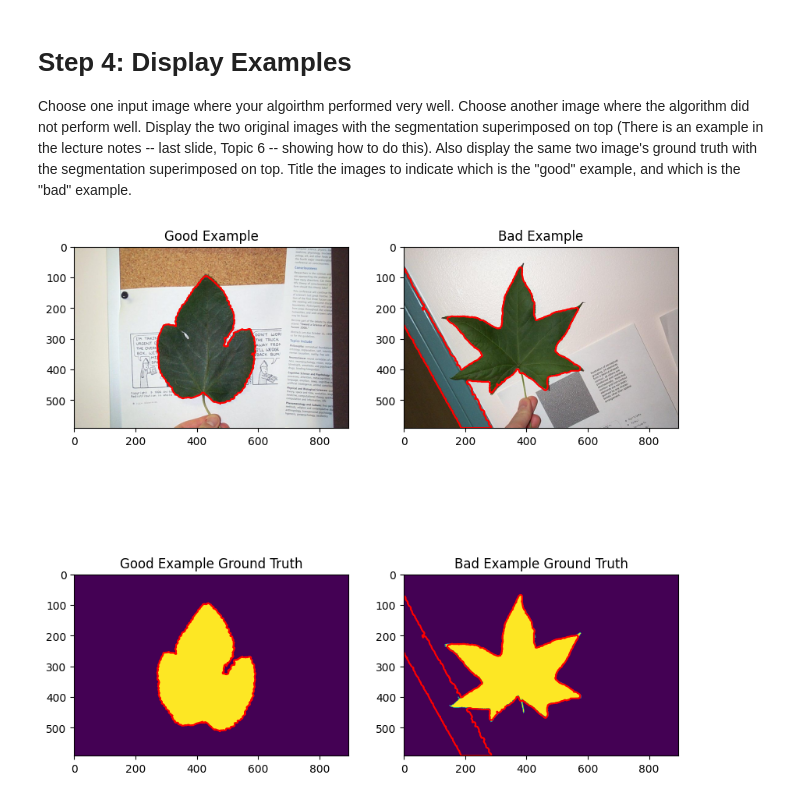
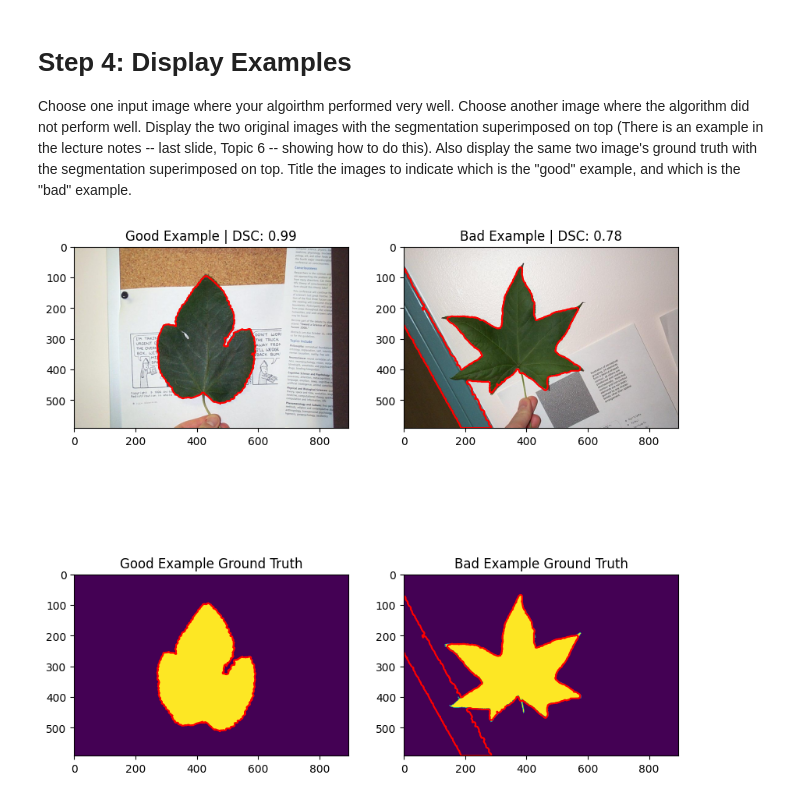
Before and after one commit to FranzCastillo/Image-Segmentation, a Jupyter notebook: src/asn3-q1.ipynb, the cells around one changed output. Cells and saved outputs as stored; diff of their text form; code cells hidden in the pictures.

```diff
--- a/src/asn3-q1.ipynb
+++ b/src/asn3-q1.ipynb
@@ -214,25 +205,25 @@ best_gt_boundary = get_boundary(best_gt)
 # %%
 fig, axes = plt.subplots(2, 2, figsize=(10, 10))
 
 axes[0, 0].imshow(best_image)
 axes[0, 0].plot(best_segmentation_boundary[:, 1], best_segmentation_boundary[:, 0], color='red')
-axes[0, 0].set_title('Good Example')
+axes[0, 0].set_title(f'Good Example | DSC: {df.loc[best_idx, "DSC"]:.2f}')
 
 axes[0, 1].imshow(worst_image)
 axes[0, 1].plot(worst_segmentation_boundary[:, 1], worst_segmentation_boundary[:, 0], color='red')
-axes[0, 1].set_title('Bad Example')
+axes[0, 1].set_title(f'Bad Example | DSC: {df.loc[worst_idx, "DSC"]:.2f}')
 
 axes[1, 0].imshow(best_gt)
 axes[1, 0].plot(best_gt_boundary[:, 1], best_gt_boundary[:, 0], color='red')
 axes[1, 0].set_title('Good Example Ground Truth')
 
 axes[1, 1].imshow(worst_gt)
 axes[1, 1].plot(worst_segmentation_boundary[:, 1], worst_segmentation_boundary[:, 0], color='red')
 axes[1, 1].set_title('Bad Example Ground Truth')
 
 plt.show()
 # %% [output]
-[figure, old version]
+[figure, new version]
 # %% [markdown]
 # Step 5: A time for reflection.
 
```
Also changed, not shown: parts of 3 cells of this notebook.
